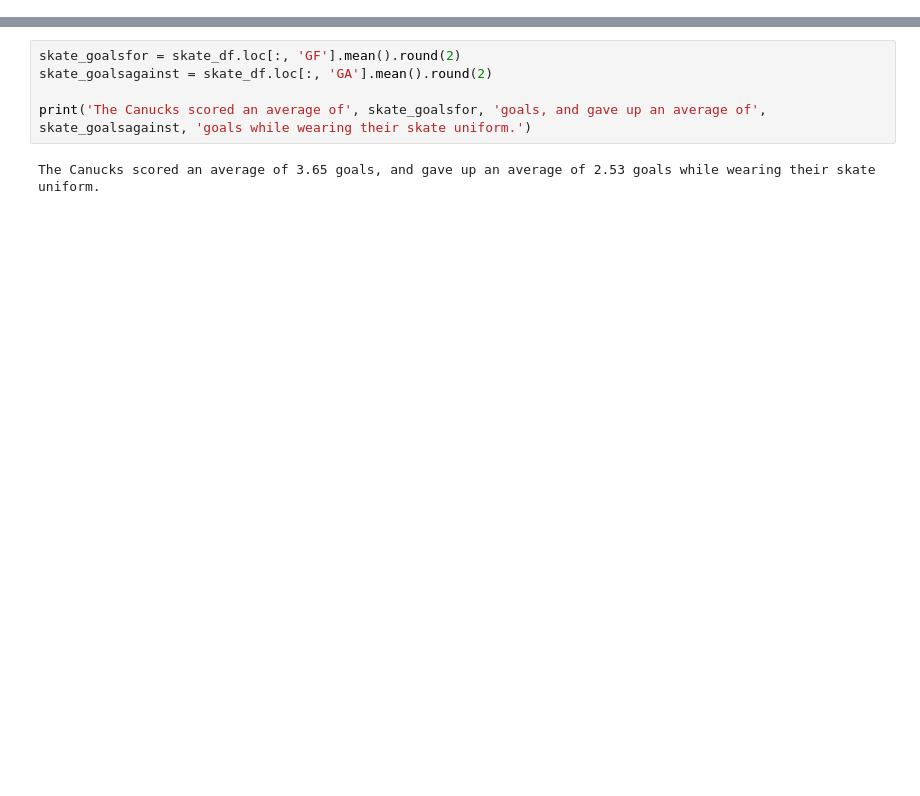
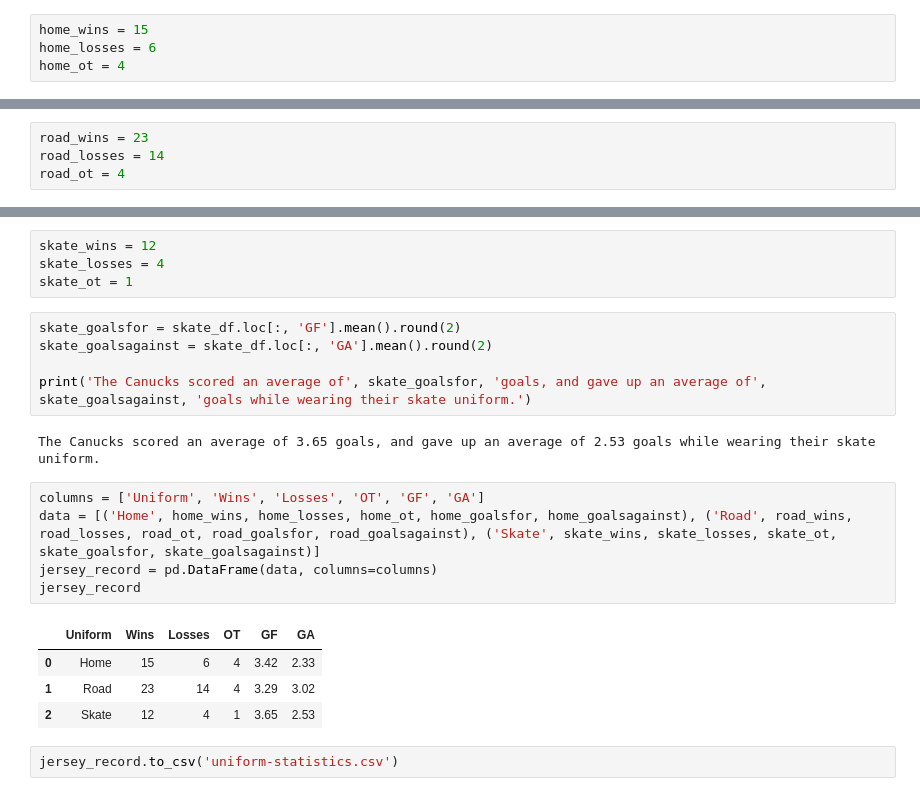
Before and after one commit to milesbolton/milesbolton.github.io, a Jupyter notebook: docs/canucks-uniform-record/canucks-schedule-analysis.ipynb, the cells around one changed output, grey strips where cells are left out. Drawn from its saved outputs; the diff is of its cells as text; blank space fills up the shorter version.

Commit message:
Analyze data

```diff
--- a/docs/canucks-uniform-record/canucks-schedule-analysis.ipynb
+++ b/docs/canucks-uniform-record/canucks-schedule-analysis.ipynb
@@ -177,6 +179,10 @@ W     15
 L      5
 OT     4
 Name: count, dtype: int64
+# %%
+home_wins = 15
+home_losses = 6
+home_ot = 4
 # %%
 home_goalsfor = home_df.loc[:, 'GF'].mean().round(2)
 home_goalsagainst = home_df.loc[:, 'GA'].mean().round(2)
@@ -214,6 +220,10 @@ W     23
 L     14
 OT     4
 Name: count, dtype: int64
+# %%
+road_wins = 23
+road_losses = 14
+road_ot = 4
 # %%
 road_goalsfor = road_df.loc[:, 'GF'].mean().round(2)
 road_goalsagainst = road_df.loc[:, 'GA'].mean().round(2)
@@ -252,6 +262,10 @@ W     12
 L      4
 OT     1
 Name: count, dtype: int64
+# %%
+skate_wins = 12
+skate_losses = 4
+skate_ot = 1
 # %%
 skate_goalsfor = skate_df.loc[:, 'GF'].mean().round(2)
 skate_goalsagainst = skate_df.loc[:, 'GA'].mean().round(2)
@@ -259,3 +273,15 @@ skate_goalsagainst = skate_df.loc[:, 'GA'].mean().round(2)
 print('The Canucks scored an average of', skate_goalsfor, 'goals, and gave up an average of', skate_goalsagainst, 'goals while wearing their skate uniform.')
 # %% [output]
 The Canucks scored an average of 3.65 goals, and gave up an average of 2.53 goals while wearing their skate uniform.
+# %%
+columns = ['Uniform', 'Wins', 'Losses', 'OT', 'GF', 'GA']
+data = [('Home', home_wins, home_losses, home_ot, home_goalsfor, home_goalsagainst), ('Road', road_wins, road_losses, road_ot, road_goalsfor, road_goalsagainst), ('Skate', skate_wins, skate_losses, skate_ot, skate_goalsfor, skate_goalsagainst)]
+jersey_record = pd.DataFrame(data, columns=columns)
+jersey_record
+# %% [output]
+|  | Uniform | Wins | Losses | OT | GF | GA |
+| 0 | Home | 15 | 6 | 4 | 3.42 | 2.33 |
+| 1 | Road | 23 | 14 | 4 | 3.29 | 3.02 |
+| 2 | Skate | 12 | 4 | 1 | 3.65 | 2.53 |
+# %%
+jersey_record.to_csv('uniform-statistics.csv')
```
Also changed, not shown: parts of 1 cell of this notebook, 2 other files.
